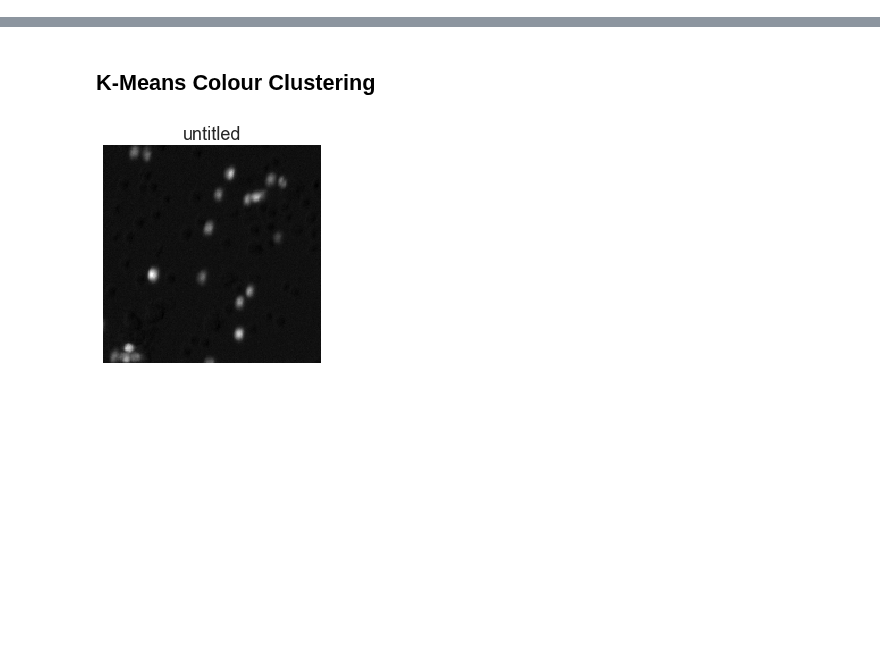
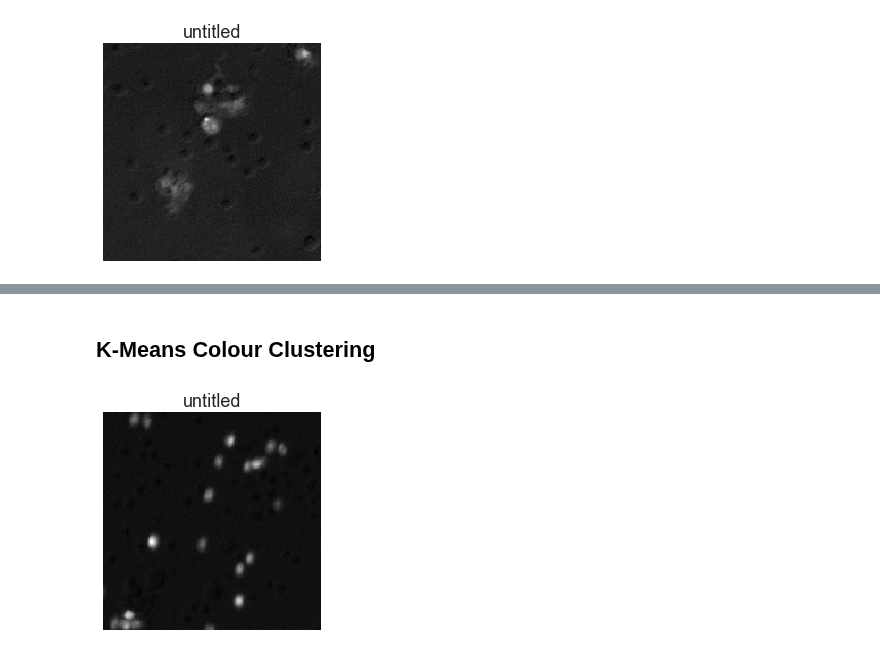
Before and after one commit to leonore/deep-learning-for-immune-cells, a Jupyter notebook: src/image_segmentation.ipynb, the cells around one changed output, grey strips where cells are left out. Drawn from its saved outputs; the diff is of its cells as text; code cells hidden in the pictures; blank space fills up the shorter version.

```diff
--- a/src/image_segmentation.ipynb
+++ b/src/image_segmentation.ipynb
@@ -9,0 +94,4 @@ from plot_helpers import show_image
+# %%
+show_image(x[19599])
+# %% [output]
+[figure, added]
```
Also changed, not shown: parts of 19 cells of this notebook, 1 other file.
